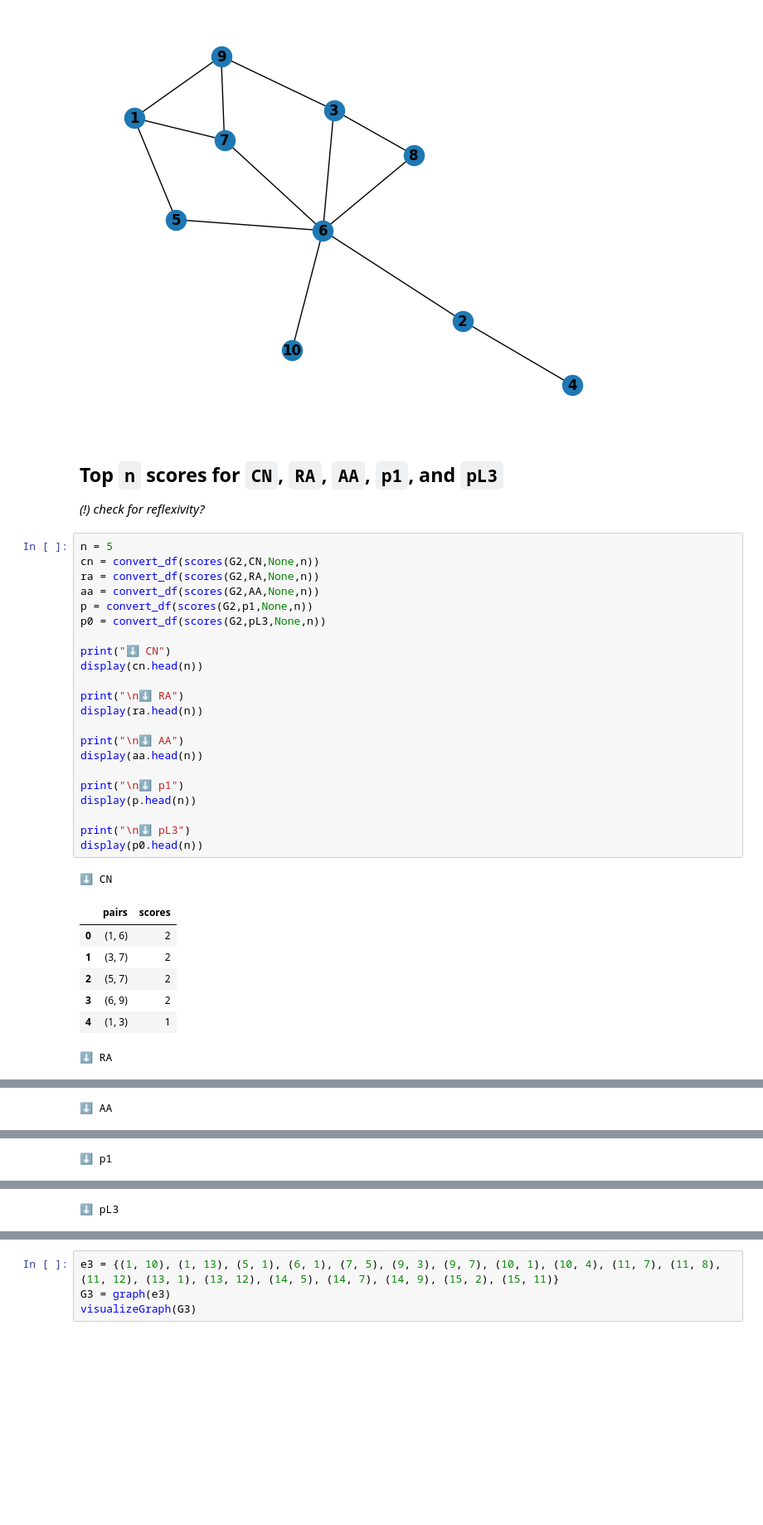
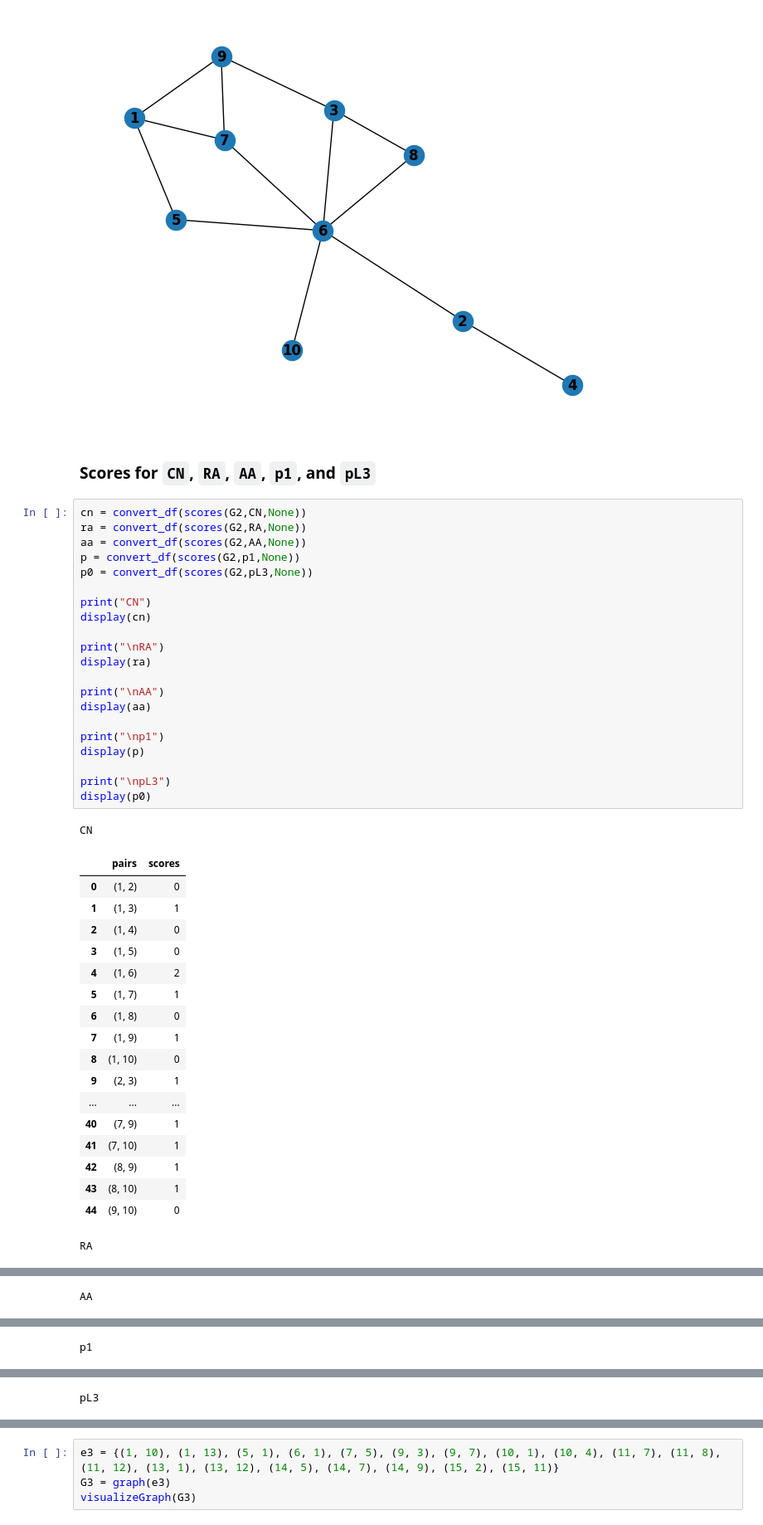
Before and after one commit to Ploenypp/PPI-L3, a Jupyter notebook: test_formulas.ipynb, the cells around one changed output, grey strips where cells are left out. Shown: that part at 83% size. Drawn from its saved outputs; the diff is of its cells as text; blank space fills up the shorter version.

```diff
--- a/test_formulas.ipynb
+++ b/test_formulas.ipynb
@@ -140,37 +237,46 @@ visualizeGraph(G2)
 # %% [output]
 [figure]
 # %% [markdown]
-## Top `n` scores for `CN`, `RA`, `AA`, `p1`, and `pL3`
-*(!) check for reflexivity?*
+### Scores for `CN`, `RA`, `AA`, `p1`, and `pL3`
 # %%
-n = 5
-cn = convert_df(scores(G2,CN,None,n))
-ra = convert_df(scores(G2,RA,None,n))
-aa = convert_df(scores(G2,AA,None,n))
-p = convert_df(scores(G2,p1,None,n))
-p0 = convert_df(scores(G2,pL3,None,n))
+cn = convert_df(scores(G2,CN,None))
+ra = convert_df(scores(G2,RA,None))
+aa = convert_df(scores(G2,AA,None))
+p = convert_df(scores(G2,p1,None))
+p0 = convert_df(scores(G2,pL3,None))
 
-print("⬇ CN")
-display(cn.head(n))
+print("CN")
+display(cn)
 
-print("\n⬇ RA")
-display(ra.head(n))
+print("\nRA")
+display(ra)
 
-print("\n⬇ AA")
-display(aa.head(n))
+print("\nAA")
+display(aa)
 
-print("\n⬇ p1")
-display(p.head(n))
+print("\np1")
+display(p)
 
-print("\n⬇ pL3")
-display(p0.head(n))
+print("\npL3")
+display(p0)
 # %% [output]
-⬇ CN
+CN
 |  | pairs | scores |
-| 0 | (1, 6) | 2 |
-| 1 | (3, 7) | 2 |
-| 2 | (5, 7) | 2 |
-| 3 | (6, 9) | 2 |
-| 4 | (1, 3) | 1 |
+| 0 | (1, 2) | 0 |
+| 1 | (1, 3) | 1 |
+| 2 | (1, 4) | 0 |
+| 3 | (1, 5) | 0 |
+| 4 | (1, 6) | 2 |
+| 5 | (1, 7) | 1 |
+| 6 | (1, 8) | 0 |
+| 7 | (1, 9) | 1 |
+| 8 | (1, 10) | 0 |
+| 9 | (2, 3) | 1 |
+| ... | ... | ... |
+| 40 | (7, 9) | 1 |
+| 41 | (7, 10) | 1 |
+| 42 | (8, 9) | 1 |
+| 43 | (8, 10) | 1 |
+| 44 | (9, 10) | 0 |
-⬇ RA
+RA
 |  | pairs | scores |
@@ -182,2 +299,2 @@ display(p0.head(n))
-⬇ AA
+AA
 |  | pairs | scores |
@@ -189,2 +317,2 @@ display(p0.head(n))
-⬇ p1
+p1
 |  | pairs | scores |
@@ -196,2 +335,2 @@ display(p0.head(n))
-⬇ pL3
+pL3
 |  | pairs | scores |
```
Also changed, not shown: parts of 17 cells of this notebook, 3 other files.
